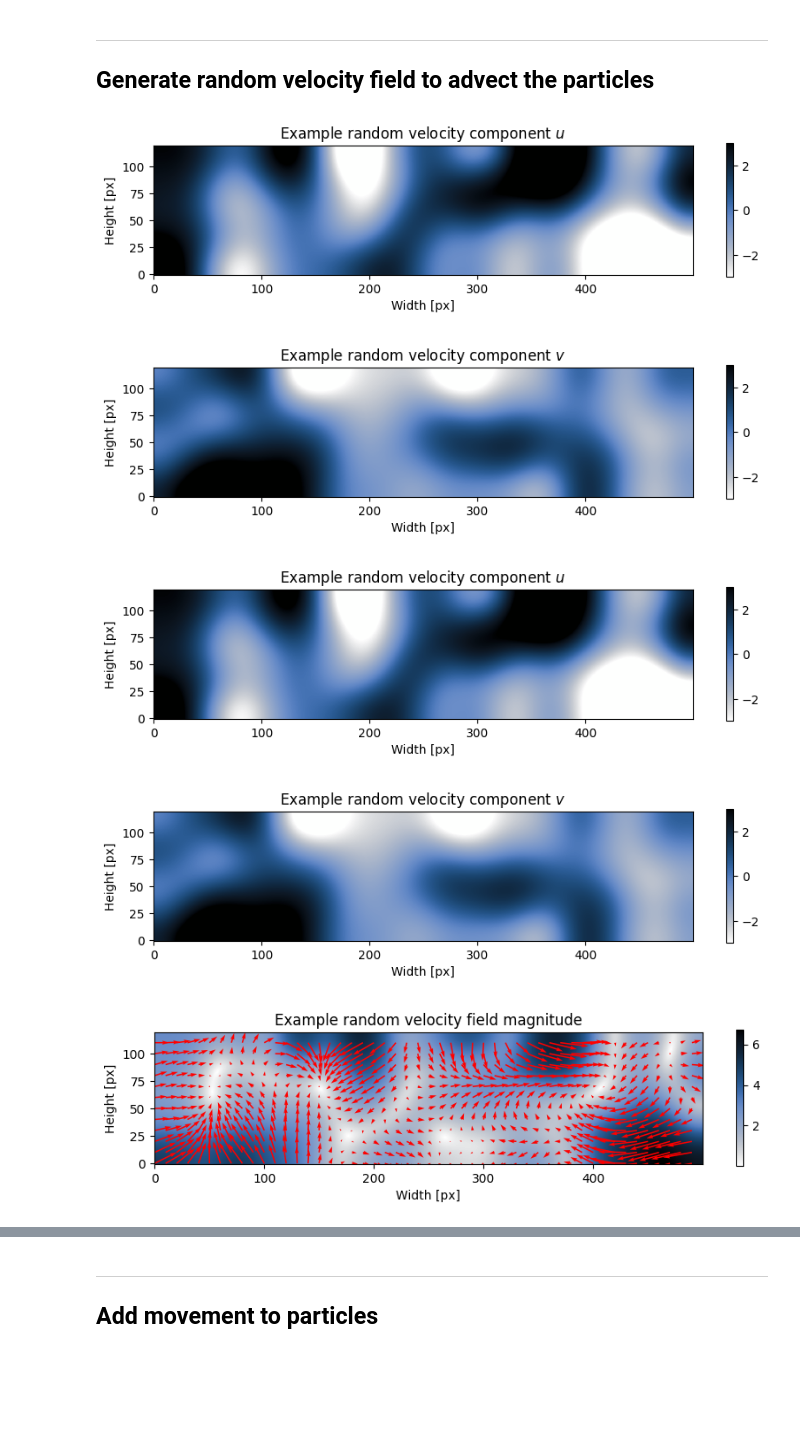
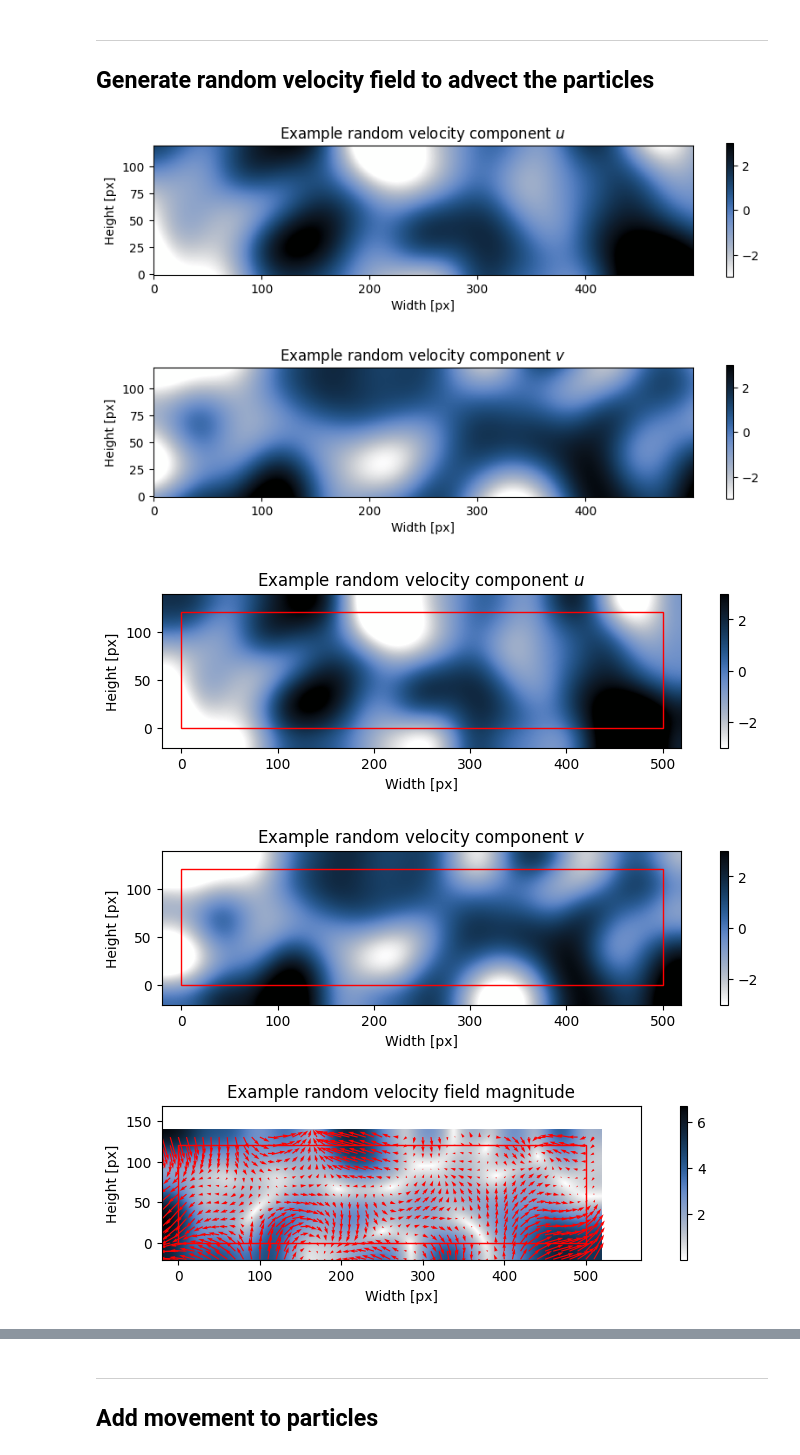
Before and after one commit to kamilazdybal/pykitPIV, a Jupyter notebook: jupyter-notebooks/debugging.ipynb, the cells around one changed output, grey strips where cells are left out. Saved outputs shown, nothing was run; the diff lists cells and outputs as text; code cells hidden in the pictures; blank space fills up the shorter version.

Commit message:
Added handling of buffers

```diff
--- a/jupyter-notebooks/debugging.ipynb
+++ b/jupyter-notebooks/debugging.ipynb
@@ -73,7 +73,7 @@ image.plot(0,
 # %%
 flowfield = FlowField(5,
                       size=image_size,
-                      size_buffer=0,
+                      size_buffer=20,
                       flow_mode='random',
                       gaussian_filters=(8,10),
                       n_gaussian_filter_iter=10,
@@ -93,8 +93,8 @@ image.plot_velocity_field(1,
                           figsize=(10,2),
                           filename='example-random-velocity-field.png');
 # %% [output]
-[figure, old version]
+[figure, new version]
-[figure, old version]
+[figure, new version]
 # %%
 image.plot_velocity_field(1,
                           with_buffer=True,
@@ -106,21 +106,22 @@ image.plot_velocity_field(1,
                           figsize=(10,2),
                           filename='example-random-velocity-field.png');
 # %% [output]
-[figure, old version]
+[figure, new version]
-[figure, old version]
+[figure, new version]
 # %%
 image.plot_velocity_field_magnitude(1,
+                                    with_buffer=True,
                                     add_quiver=True,
                                     quiver_step=10,
                                     quiver_color='r',
                                     # add_streamplot=True,
                                     # streamplot_density=1,
                                     # streamplot_color='g',
                                     xlabel='Width [px]',
                                     ylabel='Height [px]',
                                     title='Example random velocity field magnitude',
                                     cmap=cmc.oslo_r,
                                     figsize=(10,2),
                                     filename='example-random-velocity-field-magnitude.png');
 # %% [output]
-[figure, old version]
+[figure, new version]
```
Also changed, not shown: parts of 1 cell of this notebook, 4 other files.
